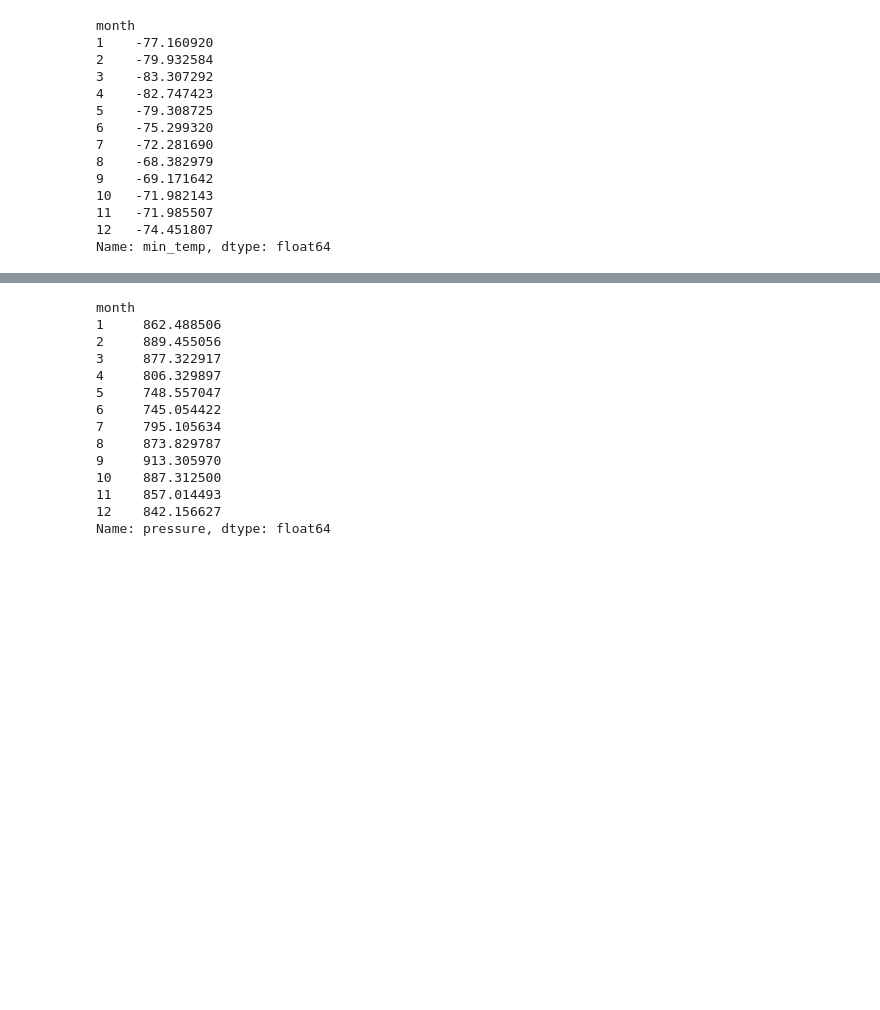
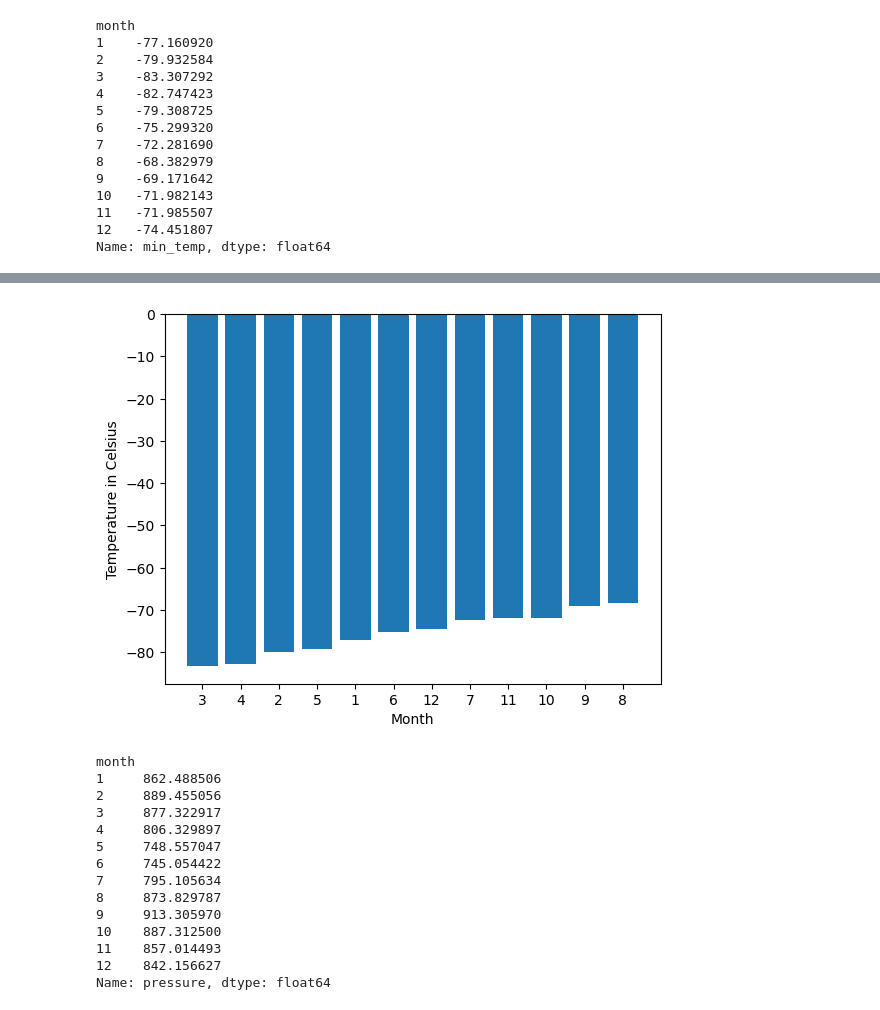
Before and after one commit to xlivia/challenge-uploads, a Jupyter notebook: webscraping-challenge/part_2_mars_weather.ipynb, the cells around one changed output, grey strips where cells are left out. Saved outputs shown, nothing was run; the diff lists cells and outputs as text; code cells hidden in the pictures; blank space fills up the shorter version.

```diff
--- a/webscraping-challenge/part_2_mars_weather.ipynb
+++ b/webscraping-challenge/part_2_mars_weather.ipynb
@@ -174,2 +182,13 @@ Name: min_temp, dtype: float64
+# %%
+# Identify the coldest and hottest months in Curiosity's location
+sorted_avg_low_temp_by_month = avg_low_temp_by_month.sort_values(ascending=True)
+plt.bar(range(len(sorted_avg_low_temp_by_month)), sorted_avg_low_temp_by_month.values)
+plt.xticks(range(len(sorted_avg_low_temp_by_month)), sorted_avg_low_temp_by_month.index)
+plt.xlabel('Month')
+plt.ylabel('Temperature in Celsius')
+plt.title(None)
+plt.show()
+# %% [output]
+[figure, added]
 # %%
 # 4. Average pressure by Martian month
```
Also changed, not shown: parts of 11 cells of this notebook, 2 other files.
